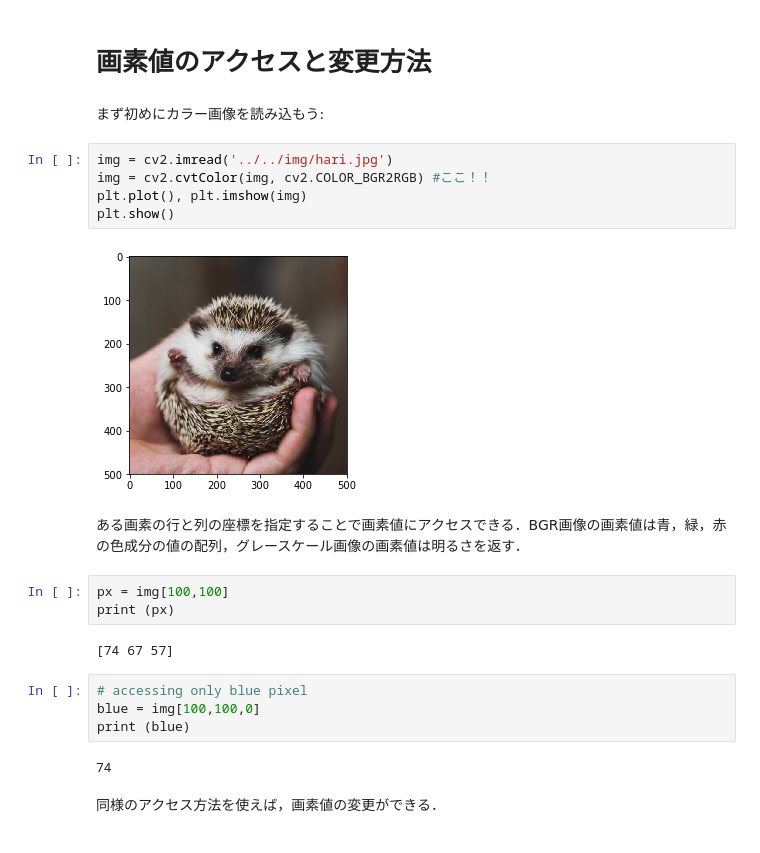
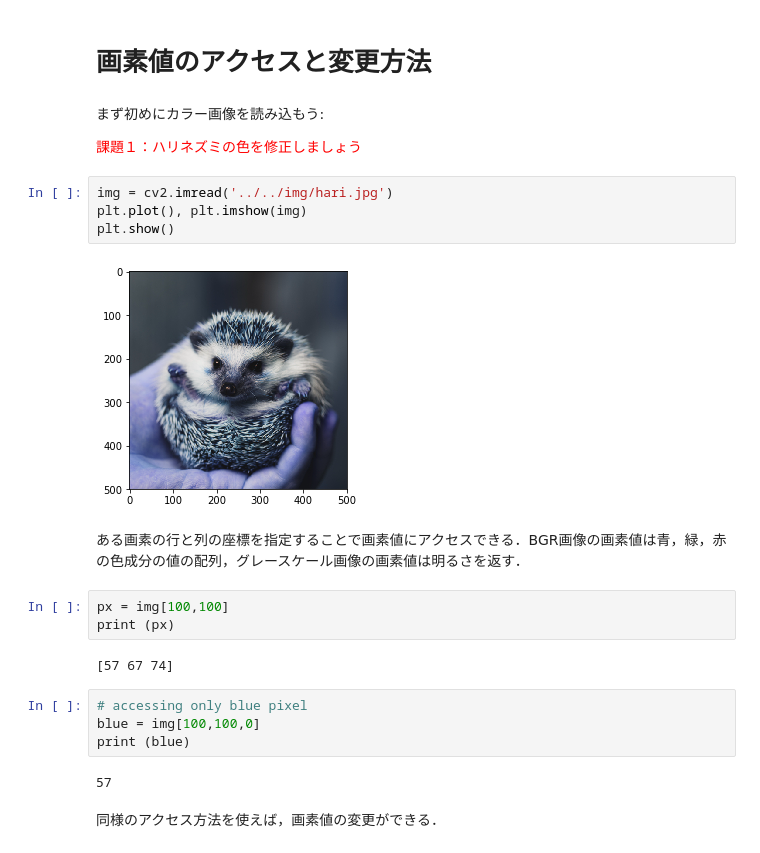
Before and after one commit to miyamotok0105/opencv_sample, a Jupyter notebook: tutorial/py_image_display/01画像の基本処理.ipynb, the cells around one changed output. Saved outputs shown, nothing was run; the diff lists cells and outputs as text.

```diff
--- a/tutorial/py_image_display/01画像の基本処理.ipynb
+++ b/tutorial/py_image_display/01画像の基本処理.ipynb
@@ -7,28 +7,30 @@ from pandas import Series
 import matplotlib.pyplot as plt
 # %% [markdown]
 # 画素値のアクセスと変更方法
-# %% [markdown]
-まず初めにカラー画像を読み込もう:
+# %% [markdown]
+まず初めにカラー画像を読み込もう:
+
+
+<font color="red">課題１：ハリネズミの色を修正しましょう</font>
 # %%
 img = cv2.imread('../../img/hari.jpg')
-img = cv2.cvtColor(img, cv2.COLOR_BGR2RGB) #ここ！！
 plt.plot(), plt.imshow(img)
 plt.show()
 # %% [output]
-[figure, old version]
+[figure, new version]
 # %% [markdown]
 ある画素の行と列の座標を指定することで画素値にアクセスできる．BGR画像の画素値は青，緑，赤の色成分の値の配列，グレースケール画像の画素値は明るさを返す．
 # %%
 px = img[100,100]
 print (px)
 # %% [output]
-[74 67 57]
+[57 67 74]
 # %%
 # accessing only blue pixel
 blue = img[100,100,0]
 print (blue)
 # %% [output]
-74
+57
 # %% [markdown]
 同様のアクセス方法を使えば，画素値の変更ができる．
 # %%
```
Also changed, not shown: parts of 5 cells of this notebook, 2 other files.
